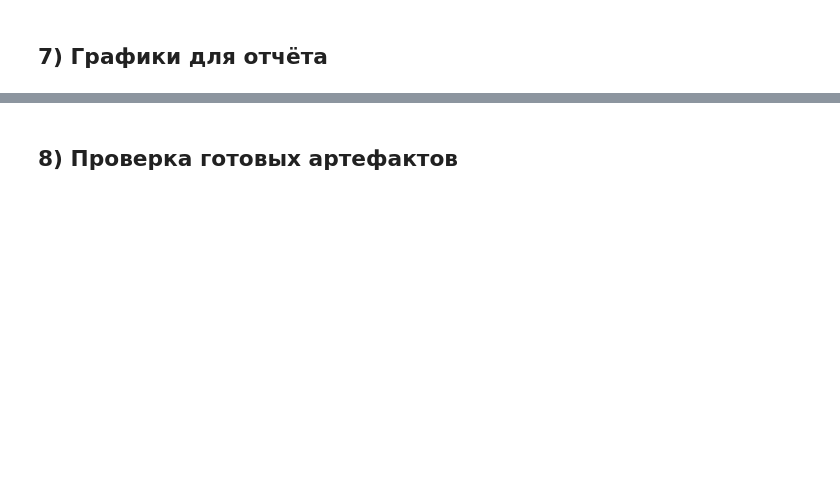
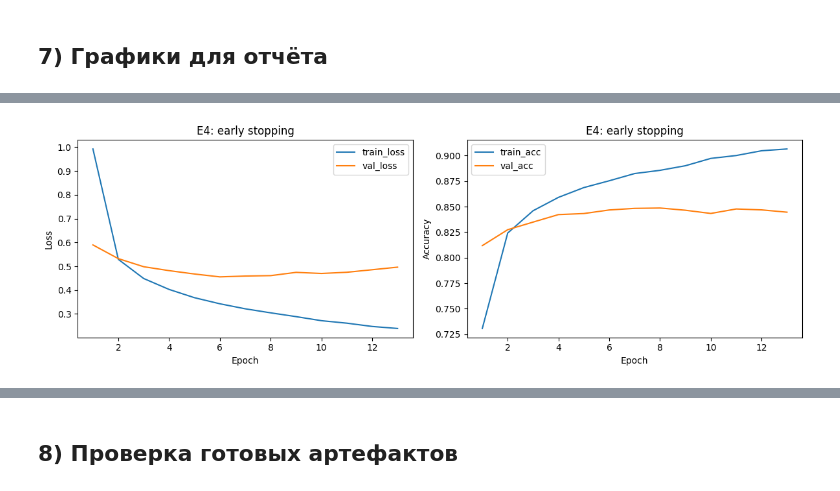
Before and after one commit to BLACKSKUTER13/Chernoskutov_AIE_Repos, a Jupyter notebook: homeworks/HW08-09/HW08-09.ipynb, the cells around one changed output, grey strips where cells are left out. Drawn from its saved outputs; the diff is of its cells as text; code cells hidden in the pictures; blank space fills up the shorter version.

```diff
--- a/homeworks/HW08-09/HW08-09.ipynb
+++ b/homeworks/HW08-09/HW08-09.ipynb
@@ -486,68 +581,36 @@ histories saved
 # %%
-import pickle
-from pathlib import Path
-import matplotlib
-
-matplotlib.use("Agg")
-import matplotlib.pyplot as plt
-
-ROOT = Path(".")
-ARTIFACTS_DIR = ROOT / "artifacts"
-FIGURES_DIR = ARTIFACTS_DIR / "figures"
-FIGURES_DIR.mkdir(parents=True, exist_ok=True)
-
-with open(ARTIFACTS_DIR / "histories.pkl", "rb") as f:
-    histories = pickle.load(f)
-
-def plot_history_two_metrics(history, title, save_path):
-    fig, axes = plt.subplots(1, 2, figsize=(12, 4))
-
-    axes[0].plot(history["epoch"], history["train_loss"], label="train_loss")
-    axes[0].plot(history["epoch"], history["val_loss"], label="val_loss")
-    axes[0].set_title(f"{title}: Loss")
-    axes[0].set_xlabel("Epoch")
-    axes[0].set_ylabel("Loss")
-    axes[0].legend()
-    axes[0].grid(alpha=0.3)
-
-    axes[1].plot(history["epoch"], history["train_acc"], label="train_acc")
-    axes[1].plot(history["epoch"], history["val_acc"], label="val_acc")
-    axes[1].set_title(f"{title}: Accuracy")
-    axes[1].set_xlabel("Epoch")
-    axes[1].set_ylabel("Accuracy")
-    axes[1].legend()
-    axes[1].grid(alpha=0.3)
-
-    fig.tight_layout()
-    fig.savefig(save_path, dpi=150, bbox_inches="tight")
-    plt.close(fig)
-
-plot_history_two_metrics(
-    histories["E4"],
-    "E4 (best run)",
-    FIGURES_DIR / "curves_best.png",
+plot_history(
+    e4["result"]["history"],
+    title="E4: early stopping",
+    save_path=FIGURES_DIR / "curves_best.png",
 )
 
-fig, axes = plt.subplots(1, 2, figsize=(12, 4))
+history_o1 = o1["result"]["history"]
+history_o2 = o2["result"]["history"]
 
-axes[0].plot(histories["O1"]["epoch"], histories["O1"]["train_loss"], label="O1 train_loss")
-axes[0].plot(histories["O1"]["epoch"], histories["O1"]["val_loss"], label="O1 val_loss")
-axes[0].set_title("O1: Adam lr=1e-1 (too large)")
-axes[0].set_xlabel("Epoch")
-axes[0].set_ylabel("Loss")
-axes[0].legend()
-axes[0].grid(alpha=0.3)
+epochs_o1 = range(1, len(history_o1["train_loss"]) + 1)
+epochs_o2 = range(1, len(history_o2["train_loss"]) + 1)
 
-axes[1].plot(histories["O2"]["epoch"], histories["O2"]["train_loss"], label="O2 train_loss")
-axes[1].plot(histories["O2"]["epoch"], histories["O2"]["val_loss"], label="O2 val_loss")
-axes[1].set_title("O2: Adam lr=1e-5 (too small)")
-axes[1].set_xlabel("Epoch")
-axes[1].set_ylabel("Loss")
-axes[1].legend()
-axes[1].grid(alpha=0.3)
+plt.figure(figsize=(12, 4))
 
-fig.tight_layout()
-fig.savefig(FIGURES_DIR / "curves_lr_extremes.png", dpi=150, bbox_inches="tight")
-plt.close(fig)
+plt.subplot(1, 2, 1)
+plt.plot(epochs_o1, history_o1["train_loss"], label="O1 train_loss")
+plt.plot(epochs_o1, history_o1["val_loss"], label="O1 val_loss")
+plt.xlabel("Epoch")
+plt.ylabel("Loss")
+plt.legend()
+plt.title("O1: too large LR")
 
-print("figures saved")
+plt.subplot(1, 2, 2)
+plt.plot(epochs_o2, history_o2["train_loss"], label="O2 train_loss")
+plt.plot(epochs_o2, history_o2["val_loss"], label="O2 val_loss")
+plt.xlabel("Epoch")
+plt.ylabel("Loss")
+plt.legend()
+plt.title("O2: too small LR")
+
+plt.tight_layout()
+plt.savefig(FIGURES_DIR / "curves_lr_extremes.png", bbox_inches="tight")
+plt.show()
+# %% [output]
+[figure, added]
```
Also changed, not shown: parts of 11 cells of this notebook, 6 other files.
